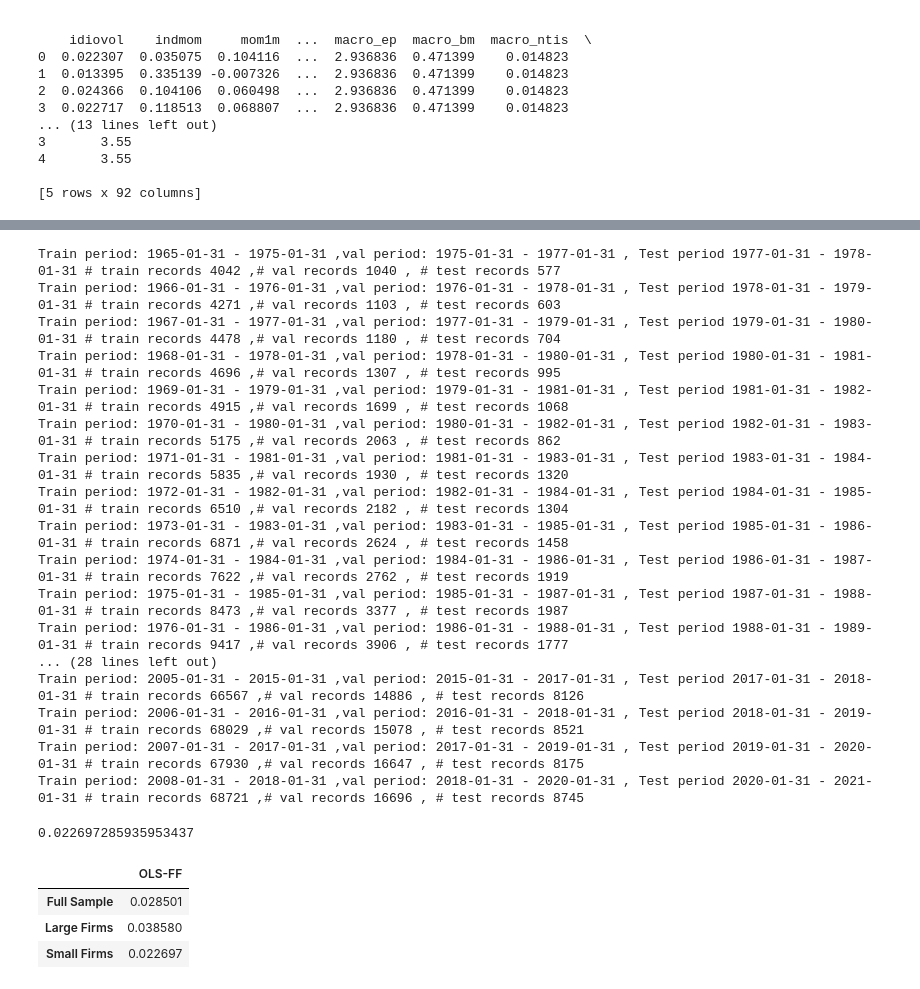
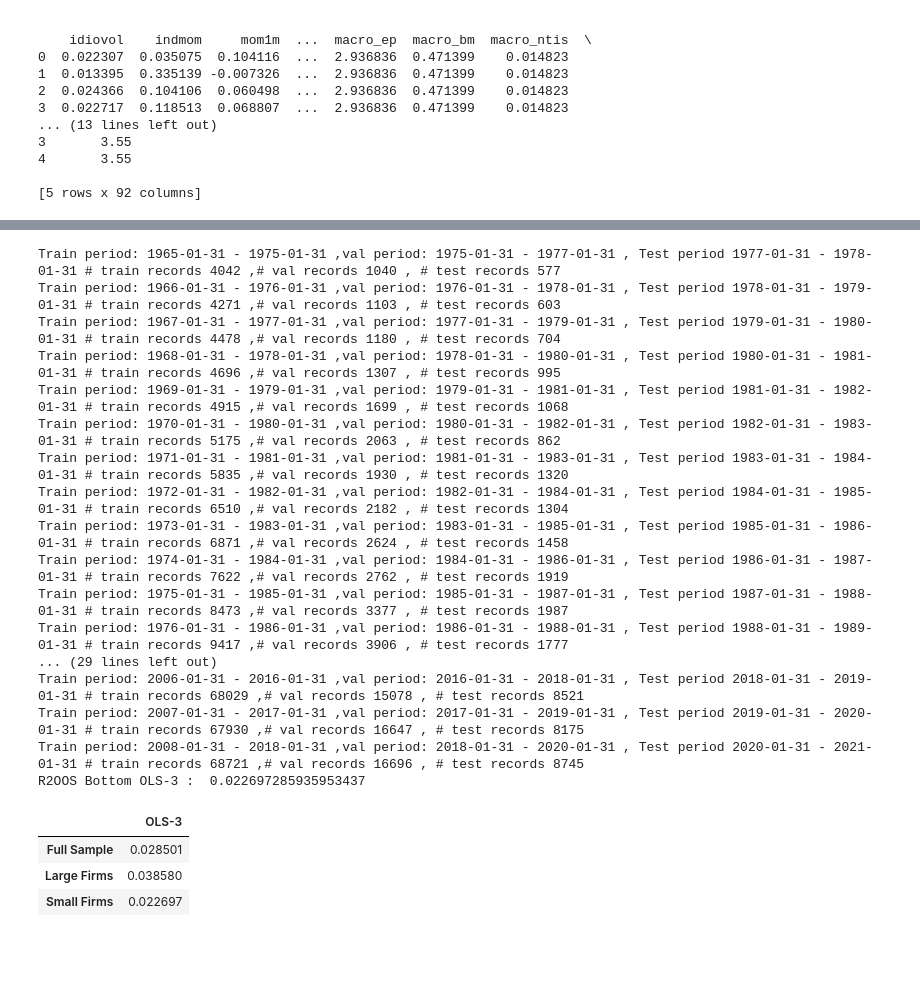
Before and after one commit to KidQuant/Taming-The-Factor-Zoo, a Jupyter notebook: 4.3.2_OLS_3.ipynb, the cells around one changed output, grey strips where cells are left out. Drawn from its saved outputs; the diff is of its cells as text; code cells hidden in the pictures; blank space fills up the shorter version.

```diff
--- a/4.3.2_OLS_3.ipynb
+++ b/4.3.2_OLS_3.ipynb
@@ -133,8 +133,8 @@ dates_all= np.concatenate(dates, axis=0)
 #Calculate OOS model performance over the entire test period in line with Gu et al (2020)
 # R2OOS_LR = 1-np.sum(pow(y_test_list_all-predictions_all,2))/np.sum(pow(y_test_list_all,2))
 # print("R2OOS Hubber Regression: ", R2OOS_LR)
-R2FULL = r2_score(y_test_list_all, predictions_all)
-R2FULL
+R2OOS_FULL = r2_score(y_test_list_all, predictions_all)
+print("R2OOS OLS-3 : ", R2OOS_FULL)
 # %% [output]
 Train period: 1965-01-31 - 1975-01-31 ,val period: 1975-01-31 - 1977-01-31 , Test period 1977-01-31 - 1978-01-31 # train records 13670 ,# val records 3499 , # test records 1941
 Train period: 1966-01-31 - 1976-01-31 ,val period: 1976-01-31 - 1978-01-31 , Test period 1978-01-31 - 1979-01-31 # train records 14434 ,# val records 3708 , # test records 2030
@@ -196,8 +195,8 @@ predictions_all_top= np.concatenate(predictions_top, axis=0)
 y_test_list_all_top= np.concatenate(y_test_list_top, axis=0)
 dates_all_top= np.concatenate(dates_top, axis=0)
 
-R2TOP = r2_score(y_test_list_all_top, predictions_all_top)
-R2TOP
+R2OOS_TOP = r2_score(y_test_list_all_top, predictions_all_top)
+print("R2OOS Top OLS-3 : ", R2OOS_TOP)
 # %% [output]
 Train period: 1965-01-31 - 1975-01-31 ,val period: 1975-01-31 - 1977-01-31 , Test period 1977-01-31 - 1978-01-31 # train records 4042 ,# val records 1040 , # test records 577
 Train period: 1966-01-31 - 1976-01-31 ,val period: 1976-01-31 - 1978-01-31 , Test period 1978-01-31 - 1979-01-31 # train records 4271 ,# val records 1103 , # test records 603
@@ -261,8 +259,8 @@ predictions_all_bottom= np.concatenate(predictions_bottom, axis=0)
 y_test_list_all_bottom= np.concatenate(y_test_list_bottom, axis=0)
 dates_all_bottom= np.concatenate(dates_bottom, axis=0)
 
-R2BOTTOM = r2_score(y_test_list_all_bottom, predictions_all_bottom)
-R2BOTTOM
+R2OOS_BOTTOM = r2_score(y_test_list_all_bottom, predictions_all_bottom)
+print("R2OOS Bottom OLS-3 : ", R2OOS_BOTTOM)
 # %% [output]
 Train period: 1965-01-31 - 1975-01-31 ,val period: 1975-01-31 - 1977-01-31 , Test period 1977-01-31 - 1978-01-31 # train records 4042 ,# val records 1040 , # test records 577
 Train period: 1966-01-31 - 1976-01-31 ,val period: 1976-01-31 - 1978-01-31 , Test period 1978-01-31 - 1979-01-31 # train records 4271 ,# val records 1103 , # test records 603
@@ -276,23 +274,22 @@ Train period: 1973-01-31 - 1983-01-31 ,val period: 1983-01-31 - 1985-01-31 , Tes
 Train period: 1974-01-31 - 1984-01-31 ,val period: 1984-01-31 - 1986-01-31 , Test period 1986-01-31 - 1987-01-31 # train records 7622 ,# val records 2762 , # test records 1919
 Train period: 1975-01-31 - 1985-01-31 ,val period: 1985-01-31 - 1987-01-31 , Test period 1987-01-31 - 1988-01-31 # train records 8473 ,# val records 3377 , # test records 1987
 Train period: 1976-01-31 - 1986-01-31 ,val period: 1986-01-31 - 1988-01-31 , Test period 1988-01-31 - 1989-01-31 # train records 9417 ,# val records 3906 , # test records 1777
-... (28 lines left out)
-Train period: 2005-01-31 - 2015-01-31 ,val period: 2015-01-31 - 2017-01-31 , Test period 2017-01-31 - 2018-01-31 # train records 66567 ,# val records 14886 , # test records 8126
+... (29 lines left out)
 Train period: 2006-01-31 - 2016-01-31 ,val period: 2016-01-31 - 2018-01-31 , Test period 2018-01-31 - 2019-01-31 # train records 68029 ,# val records 15078 , # test records 8521
 Train period: 2007-01-31 - 2017-01-31 ,val period: 2017-01-31 - 2019-01-31 , Test period 2019-01-31 - 2020-01-31 # train records 67930 ,# val records 16647 , # test records 8175
 Train period: 2008-01-31 - 2018-01-31 ,val period: 2018-01-31 - 2020-01-31 , Test period 2020-01-31 - 2021-01-31 # train records 68721 ,# val records 16696 , # test records 8745
+R2OOS Bottom OLS-3 :  0.022697285935953437
-0.022697285935953437
 # %%
-chart = np.array([[R2FULL],
-                  [R2TOP],
-                  [R2BOTTOM]])
+chart = np.array([[R2OOS_FULL],
+                  [R2OOS_TOP],
+                  [R2OOS_BOTTOM]])
 
-huber = pd.DataFrame(chart, columns=['OLS-FF'],
+huber = pd.DataFrame(chart, columns=['OLS-3'],
                      index=['Full Sample', 'Large Firms', 'Small Firms'])
 
 huber
 # %% [output]
-|  | OLS-FF |
+|  | OLS-3 |
 | Full Sample | 0.028501 |
 | Large Firms | 0.038580 |
 | Small Firms | 0.022697 |
```
Also changed, not shown: parts of 5 cells of this notebook, 4 other files.
